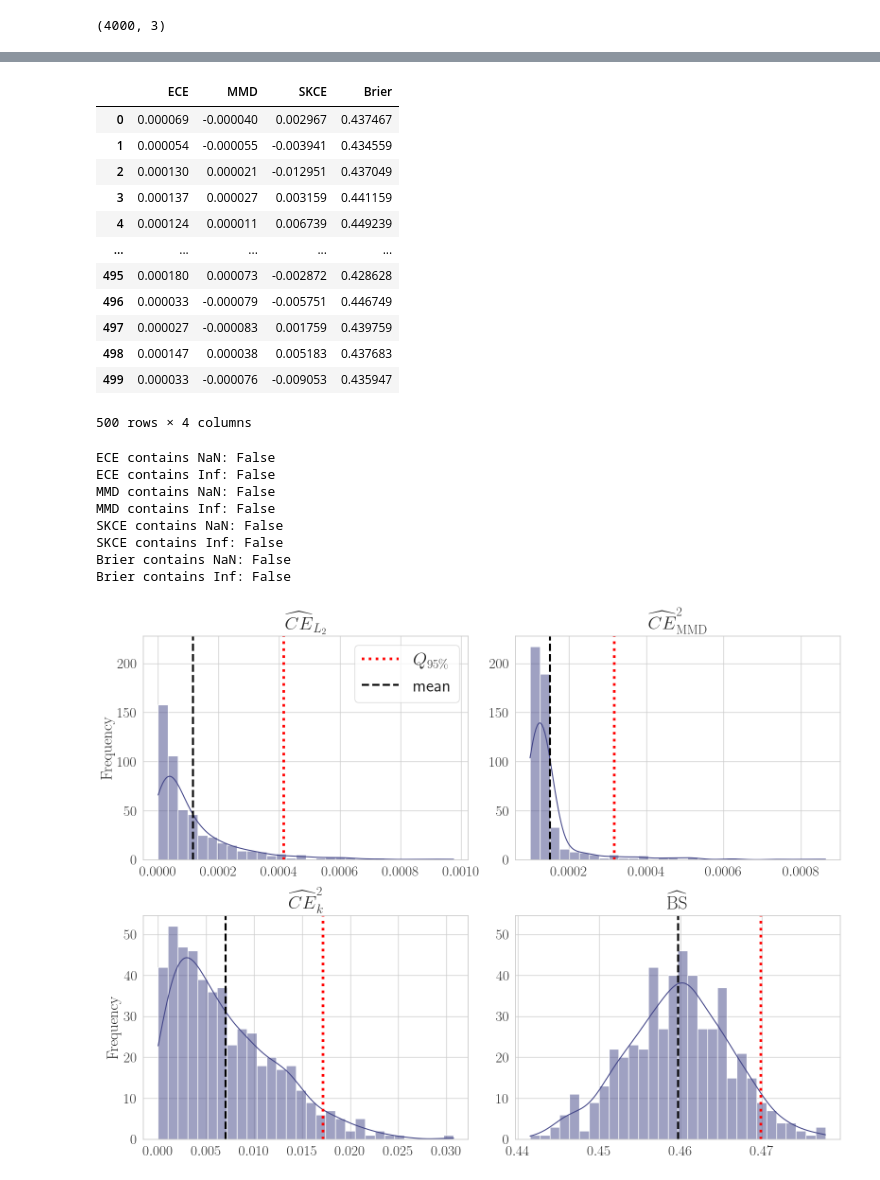
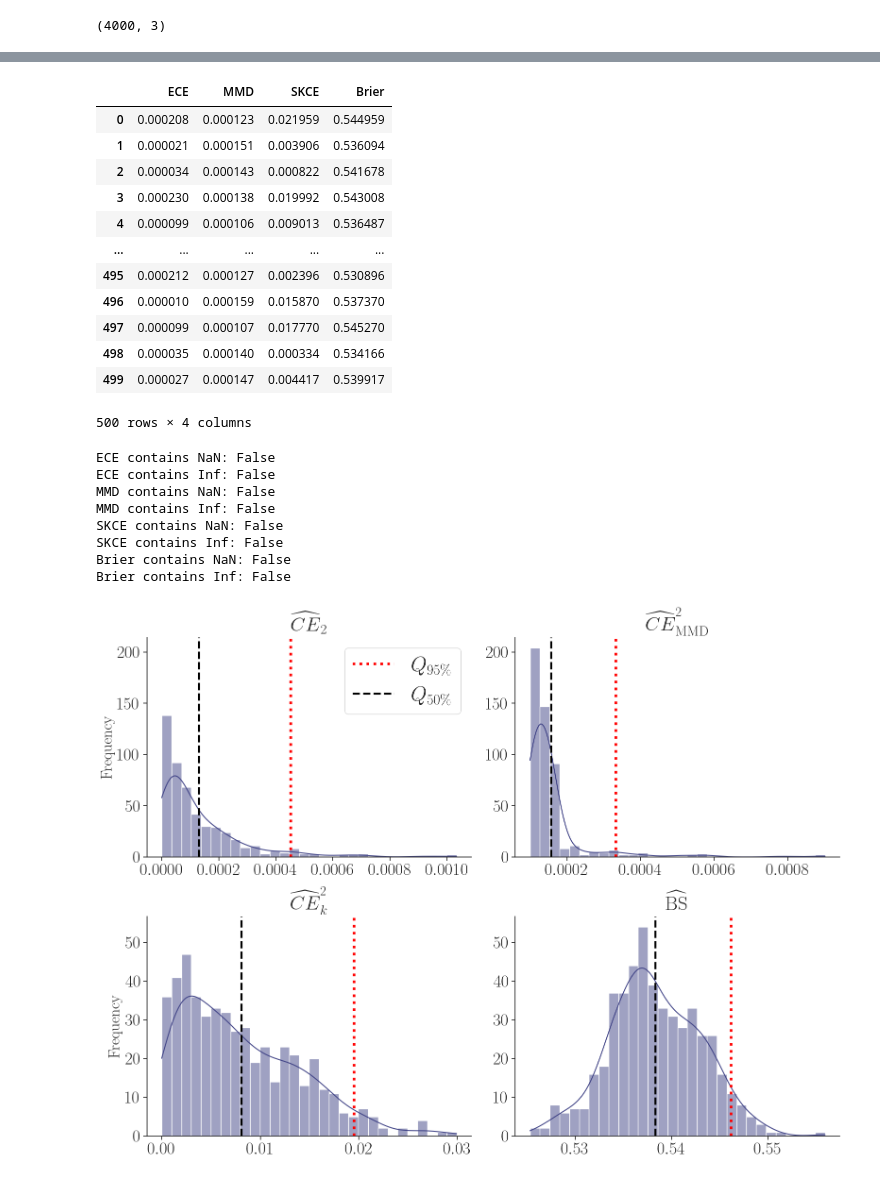
Before and after one commit to mkjuergens/EnsembleCalibration, a Jupyter notebook: notebooks/cal_estimator_analysis.ipynb, the cells around one changed output, grey strips where cells are left out. Cells and saved outputs as stored; diff of their text form; code cells hidden in the pictures.

```diff
--- a/notebooks/cal_estimator_analysis.ipynb
+++ b/notebooks/cal_estimator_analysis.ipynb
@@ -45,7 +47,7 @@ def miscalibration_estimate(p_probs, n_samples=1000, p_true = np.array([1/10, 1/
     else:
         raise ValueError("Invalid calibration estimate")
     p_true = np.tile(p_true, (n_samples, 1))
-    y_labels = np.apply_along_axis(multinomial_label_sampling, 1, p_true)
+    y_labels = multinomial_label_sampling(p_true)
     p_probs = np.tile(p_probs, (n_samples, 1))
     miscalibration = miscal_obj(p_probs, y_labels, params)
     return miscalibration
@@ -130,15 +134,15 @@ plt.savefig("../figures/heatmap_cal_estimates.png", dpi=400)
 ### 2. Experiment
 # %%
 # we sample predictions from 3 ensemble members from a Dircihlet distribuiton, defiend by the following parameters
-params_1 = np.array([1, 1, 5])
-params_2 = np.array([1,5,1])
-params_3 = np.array([5,1,1])
+params_1 = np.array([1, 1, 10])
+params_2 = np.array([1,10,1])
+params_3 = np.array([10,1,1])
 
 # we set the "true", i.e. calibrated convex combination to [0.1,0.1,0.8]
 lambda_true = np.array([0.1, 0.1, 0.8])
 
 # we sample 1000 predictions from each ensemble member
-n_samples = 1000
+n_samples = 2000
 preds_1 = np.random.dirichlet(params_1, n_samples)
 preds_2 = np.random.dirichlet(params_2, n_samples)
 preds_3 = np.random.dirichlet(params_3, n_samples)
@@ -166,13 +170,13 @@ def miscalibration_lambda(
     # calculate the convex combination of the true underlying distribution
     p_bar_true = calculate_pbar(lambda_true, preds, n_dims=1)
     # sample the labels according to this distribution
-    y_labels = np.apply_along_axis(multinomial_label_sampling, 1, p_bar_true)
+    y_labels = multinomial_label_sampling(p_bar_true)
 
     if cal_estimate == "L2":
-        params = {"p": 2, "bw": 0.001}
+        params = {"p": 2, "bw": 0.0001}
         miscal_obj = ece_kde_obj
     elif cal_estimate == "SKCE":
-        params = {"bw": 0.01}
+        params = {"bw": 0.001}
         miscal_obj = skce_obj
     elif cal_estimate == "Brier":
         params = {}
@@ -341,17 +345,17 @@ df_stats = pd.DataFrame({
 df_stats
 # %% [output]
 |  | ECE | MMD | SKCE | Brier |
-| 0 | 0.000069 | -0.000040 | 0.002967 | 0.437467 |
-| 1 | 0.000054 | -0.000055 | -0.003941 | 0.434559 |
-| 2 | 0.000130 | 0.000021 | -0.012951 | 0.437049 |
-| 3 | 0.000137 | 0.000027 | 0.003159 | 0.441159 |
-| 4 | 0.000124 | 0.000011 | 0.006739 | 0.449239 |
+| 0 | 0.000208 | 0.000123 | 0.021959 | 0.544959 |
+| 1 | 0.000021 | 0.000151 | 0.003906 | 0.536094 |
+| 2 | 0.000034 | 0.000143 | 0.000822 | 0.541678 |
+| 3 | 0.000230 | 0.000138 | 0.019992 | 0.543008 |
+| 4 | 0.000099 | 0.000106 | 0.009013 | 0.536487 |
 | ... | ... | ... | ... | ... |
-| 495 | 0.000180 | 0.000073 | -0.002872 | 0.428628 |
-| 496 | 0.000033 | -0.000079 | -0.005751 | 0.446749 |
-| 497 | 0.000027 | -0.000083 | 0.001759 | 0.439759 |
-| 498 | 0.000147 | 0.000038 | 0.005183 | 0.437683 |
-| 499 | 0.000033 | -0.000076 | -0.009053 | 0.435947 |
+| 495 | 0.000212 | 0.000127 | 0.002396 | 0.530896 |
+| 496 | 0.000010 | 0.000159 | 0.015870 | 0.537370 |
+| 497 | 0.000099 | 0.000107 | 0.017770 | 0.545270 |
+| 498 | 0.000035 | 0.000140 | 0.000334 | 0.534166 |
+| 499 | 0.000027 | 0.000147 | 0.004417 | 0.539917 |
 500 rows × 4 columns
 # %%
 for stat in ['ECE', 'MMD', 'SKCE', 'Brier']:
@@ -380,7 +384,10 @@ plt.rcParams.update({
 })
 # %%
 # Set Seaborn style
-sns.set(style='whitegrid')
+# update seaborn style: no grid, white background, and ticks on the left and bottom axes
+sns.set_style("white", {"axes.grid": False, "xtick.bottom": True, "ytick.left": True})
+# remove right and top spines
+sns.set_style({"axes.spines.right": False, "axes.spines.top": False})
 
 # Create subplots
 fig = plt.figure(figsize=(16, 12))
@@ -397,47 +404,47 @@ axes = [ax1, ax2, ax3, ax4]
 
 # Define the statistics and their titles
 stats = ['ECE', 'MMD', 'SKCE', 'Brier']
-labels = [r'$\widehat{CE}_{L_2}$', r'$\widehat{CE}_{\mathrm{MMD}}^2$', r'$\widehat{CE}_{k}^2$',
+labels = [r'$\widehat{CE}_{2}$', r'$\widehat{CE}_{\mathrm{MMD}}^2$', r'$\widehat{CE}_{k}^2$',
           r'$\widehat{\mathrm{BS}}$']
 cmap = plt.get_cmap('viridis')
 colors = [cmap(.2) for i in np.linspace(0, .8, len(stats))]
-axes[0].set_ylabel(r'$\mathrm{Frequency}$', fontsize=24)
+axes[0].set_ylabel(r'$\mathrm{Frequency}$', fontsize=26)
 for i, stat in enumerate(stats):
     # Plot histogram with KDE
     sns.histplot(df_stats[stat], kde=True, ax=axes[i], color=colors[i], bins=30)
     # add quantiles
     q_95 = np.quantile(df_stats[stat], 0.95)
     # plot vertical line at 95% quantile, using red dashed line
     axes[i].axvline(q_95, color='red', linestyle=':', linewidth=4, label=r'$Q_{95\%}$')
 
     # Calculate mean value
     mean_value = np.mean(df_stats[stat])
 
     # Add vertical line at the mean value
-    axes[i].axvline(mean_value, color='black', linestyle='--', linewidth=3, label='mean')
+    axes[i].axvline(mean_value, color='black', linestyle='--', linewidth=3, label=r'$Q_{50\%}$')
 
     # Set the title and labels using LaTeX-formatted strings
-    axes[i].set_title(f'{labels[i]}', fontsize=28, pad=10)
+    axes[i].set_title(f'{labels[i]}', fontsize=30, pad=10)
     axes[i].set_xlabel('', fontsize=20)
     if i == 0 or i == 2:
         axes[i].set_ylabel(r'$\mathrm{Frequency}$', fontsize=24)
     else:
         axes[i].set_ylabel('')
     # axes[i].set_ylabel(r'$\mathrm{Frequency}$', fontsize=22)
 
     # Adjust tick parameters
-    axes[i].tick_params(axis='both', which='major', labelsize=22)
+    axes[i].tick_params(axis='both', which='major', labelsize=26)
 
     # Set x-axis limits if necessary
     #axes[i].set_xlim(left=0)  # Assuming the statistics are non-negative
 
     # Add legend
-axes[0].legend(fontsize=28)
+axes[0].legend(fontsize=32)
 
 # Adjust layout to prevent overlap
 plt.tight_layout()
 # create directory if it does not exist
 os.makedirs("../figures", exist_ok=True)
-plt.savefig("../figures/histogram_cal_estimates.png", dpi=400)
+plt.savefig("../figures/histogram_cal_estimates.pdf", dpi=400)
 # %% [output]
-[figure, old version]
+[figure, new version]
```
Also changed, not shown: parts of 8 cells of this notebook, 44 other files.
